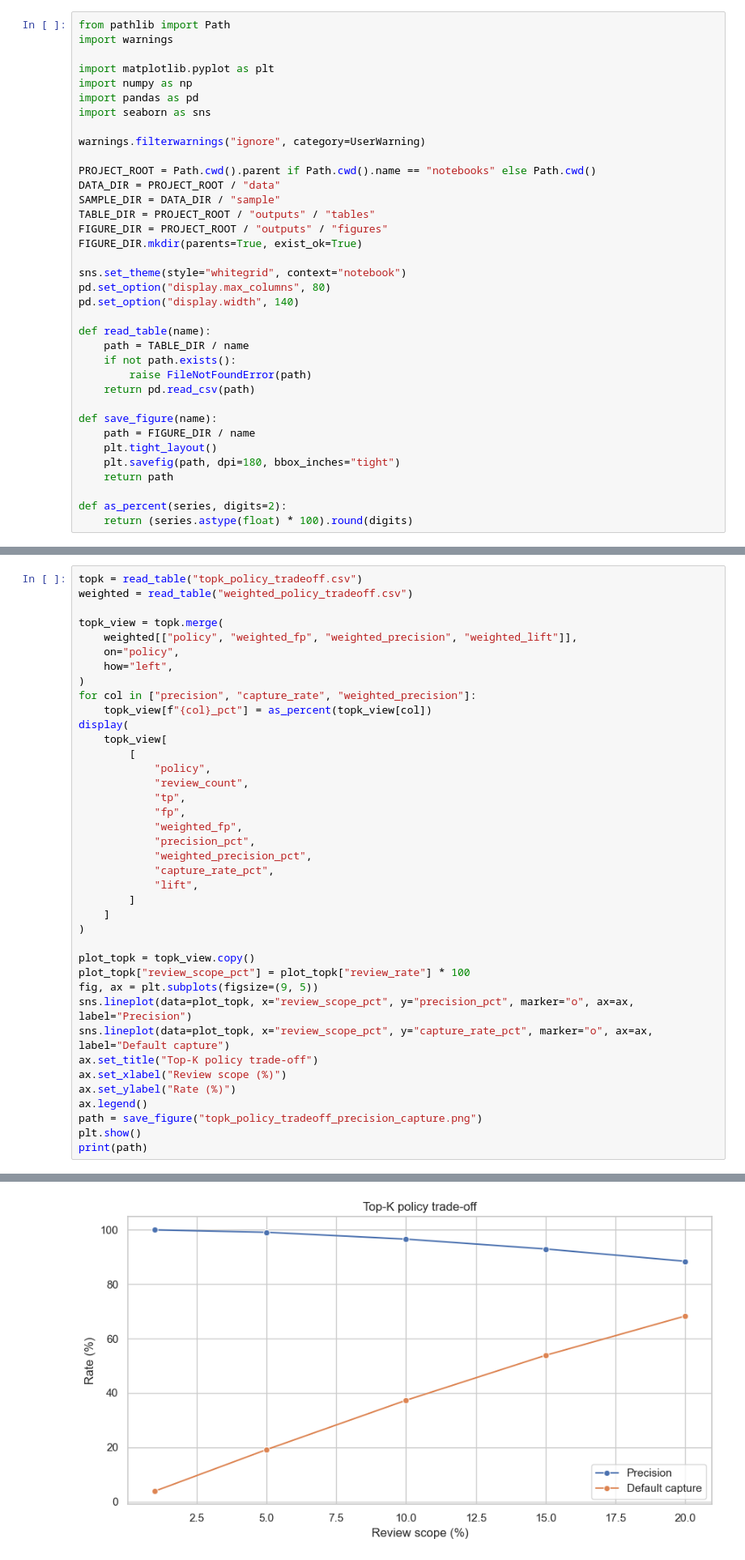
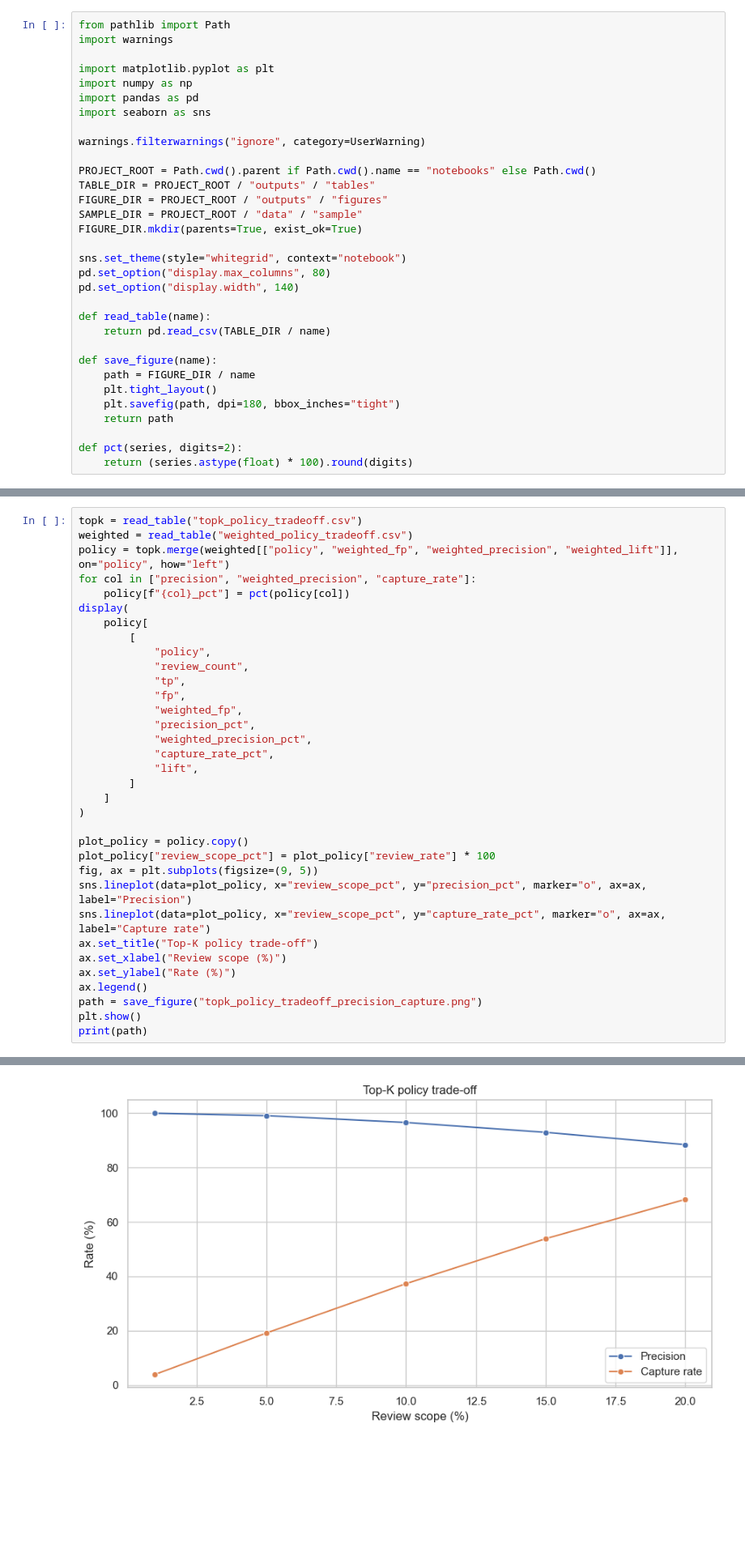
Before and after one commit to Ha-minss/TECH-NOTE, a Jupyter notebook: amex-credit-risk-decisioning/notebooks/04_scenario.ipynb, the cells around one changed output, grey strips where cells are left out. Shown at 81% size. Drawn from its saved outputs; the diff is of its cells as text; blank space fills up the shorter version.

```diff
--- a/amex-credit-risk-decisioning/notebooks/03_policy_simulation_and_cost_scenarios.ipynb
+++ b/amex-credit-risk-decisioning/notebooks/04_scenario.ipynb
@@ -20,10 +18,9 @@ import seaborn as sns
 warnings.filterwarnings("ignore", category=UserWarning)
 
 PROJECT_ROOT = Path.cwd().parent if Path.cwd().name == "notebooks" else Path.cwd()
-DATA_DIR = PROJECT_ROOT / "data"
-SAMPLE_DIR = DATA_DIR / "sample"
 TABLE_DIR = PROJECT_ROOT / "outputs" / "tables"
 FIGURE_DIR = PROJECT_ROOT / "outputs" / "figures"
+SAMPLE_DIR = PROJECT_ROOT / "data" / "sample"
 FIGURE_DIR.mkdir(parents=True, exist_ok=True)
 
 sns.set_theme(style="whitegrid", context="notebook")
@@ -31,10 +28,7 @@ pd.set_option("display.max_columns", 80)
 pd.set_option("display.width", 140)
 
 def read_table(name):
-    path = TABLE_DIR / name
-    if not path.exists():
-        raise FileNotFoundError(path)
-    return pd.read_csv(path)
+    return pd.read_csv(TABLE_DIR / name)
 
 def save_figure(name):
     path = FIGURE_DIR / name
@@ -42,5 +36,5 @@ def save_figure(name):
     plt.savefig(path, dpi=180, bbox_inches="tight")
     return path
 
-def as_percent(series, digits=2):
+def pct(series, digits=2):
     return (series.astype(float) * 100).round(digits)
@@ -52,47 +44,42 @@ Top 1%, 5%, 10%, 17%, 20% 리뷰 범위에서 precision, capture rate, review wo
 # %%
 topk = read_table("topk_policy_tradeoff.csv")
 weighted = read_table("weighted_policy_tradeoff.csv")
-
-topk_view = topk.merge(
-    weighted[["policy", "weighted_fp", "weighted_precision", "weighted_lift"]],
-    on="policy",
-    how="left",
-)
-for col in ["precision", "capture_rate", "weighted_precision"]:
-    topk_view[f"{col}_pct"] = as_percent(topk_view[col])
+policy = topk.merge(weighted[["policy", "weighted_fp", "weighted_precision", "weighted_lift"]], on="policy", how="left")
+for col in ["precision", "weighted_precision", "capture_rate"]:
+    policy[f"{col}_pct"] = pct(policy[col])
 display(
-    topk_view[
+    policy[
         [
             "policy",
             "review_count",
             "tp",
             "fp",
             "weighted_fp",
             "precision_pct",
             "weighted_precision_pct",
             "capture_rate_pct",
             "lift",
         ]
     ]
 )
 
-plot_topk = topk_view.copy()
-plot_topk["review_scope_pct"] = plot_topk["review_rate"] * 100
+plot_policy = policy.copy()
+plot_policy["review_scope_pct"] = plot_policy["review_rate"] * 100
 fig, ax = plt.subplots(figsize=(9, 5))
-sns.lineplot(data=plot_topk, x="review_scope_pct", y="precision_pct", marker="o", ax=ax, label="Precision")
-sns.lineplot(data=plot_topk, x="review_scope_pct", y="capture_rate_pct", marker="o", ax=ax, label="Default capture")
+sns.lineplot(data=plot_policy, x="review_scope_pct", y="precision_pct", marker="o", ax=ax, label="Precision")
+sns.lineplot(data=plot_policy, x="review_scope_pct", y="capture_rate_pct", marker="o", ax=ax, label="Capture rate")
 ax.set_title("Top-K policy trade-off")
 ax.set_xlabel("Review scope (%)")
 ax.set_ylabel("Rate (%)")
 ax.legend()
 path = save_figure("topk_policy_tradeoff_precision_capture.png")
 plt.show()
 print(path)
 # %% [output]
 |  | policy | review_count | tp | fp | weighted_fp | precision_pct | weighted_precision_pct | ... |
 | 0 | Top 1% | 4590 | 4589 | 1 | 20 | 99.98 | 99.57 | ... |
 | 1 | Top 5% | 22946 | 22742 | 204 | 4080 | 99.11 | 84.79 | ... |
 | 2 | Top 10% | 45892 | 44326 | 1566 | 31320 | 96.59 | 58.60 | ... |
 | 3 | Top 15% | 68837 | 63994 | 4843 | 96860 | 92.96 | 39.78 | ... |
 | 4 | Top 20% | 91783 | 81176 | 10607 | 212140 | 88.44 | 27.68 | ... |
-[figure, old version]
+[figure, new version]
```
Also changed, not shown: parts of 17 cells of this notebook, 13 other files.
